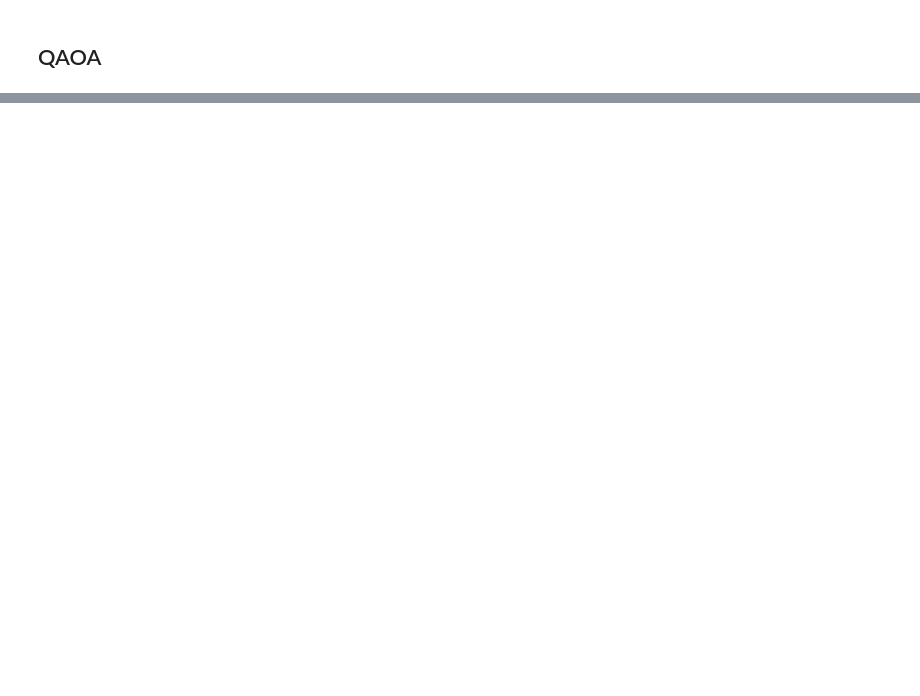
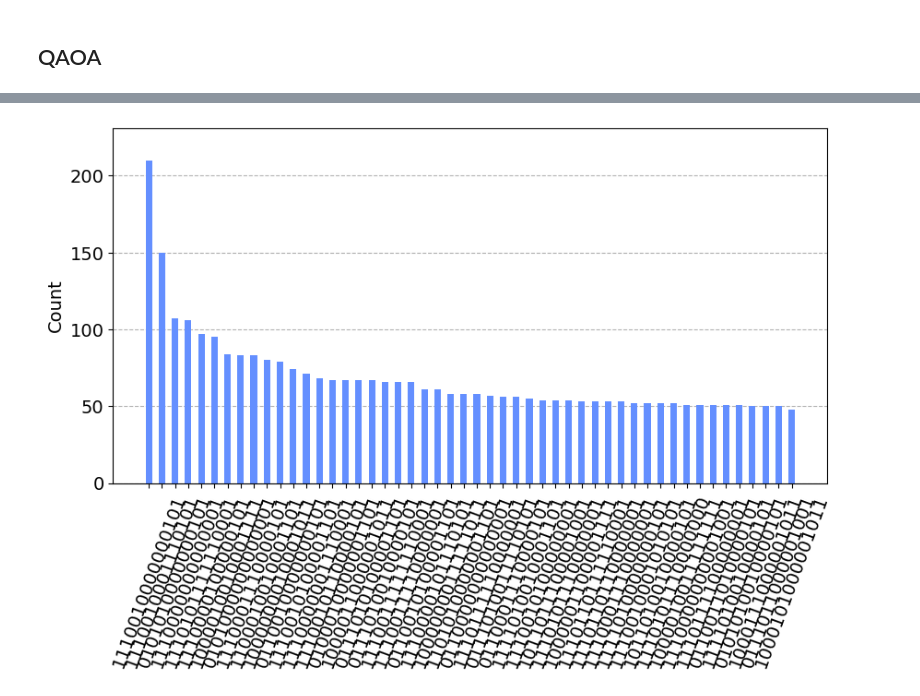
Before and after one commit to petron23/Quantum_Computing, a Jupyter notebook: Energy_trading/QET.ipynb, the cells around one changed output, grey strips where cells are left out. Cells and saved outputs as stored; diff of their text form; code cells hidden in the pictures; blank space fills up the shorter version.

Commit message:
qaoa

```diff
--- a/Energy_trading/QET.ipynb
+++ b/Energy_trading/QET.ipynb
@@ -383,0 +398,2 @@ from qiskit.circuit.library import QAOAAnsatz
+# %%
+random_generator = np.random.default_rng(1234)
@@ -383,0 +480,18 @@ from qiskit.circuit.library import QAOAAnsatz
+# %%
+random_generator = np.random.default_rng(1234)
+# %%
+from qiskit.algorithms.optimizers import COBYLA
+
+betas_initial_guess = np.pi*random_generator.random(qaoa_reps)
+gammas_initial_guess = 2*np.pi*random_generator.random(qaoa_reps)
+parameter_values_initial_guess = [*betas_initial_guess, *gammas_initial_guess]
+cobyla_optimizer = COBYLA()
+result_optimization = cobyla_optimizer.minimize(
+fun=energy_evaluation, x0=parameter_values_initial_guess)
+parameter_values_optimized = result_optimization.x
+energy_optimized = result_optimization.fun
+# Number of evalutions of energy_evaluation
+number_function_evaluations = result_optimization.nfev
+print(f"Optimized parameters: {parameter_values_optimized}")
+print(f"Expectation value: {energy_optimized}")
+print(f"Number function evaluations: {number_function_evaluations}")
@@ -383,0 +516,26 @@ from qiskit.circuit.library import QAOAAnsatz
+# %%
+from qiskit_aer import AerSimulator
+
+number_of_shots = 80000
+aer_simulator = AerSimulator(method="statevector", shots=number_of_shots)
+qaoa_with_parameters_decomposed = qaoa_with_parameters.decompose(reps=15)
+result = aer_simulator.run(qaoa_with_parameters_decomposed).result()
+
+parameter_bindings = dict(
+zip(qaoa_ansatz.parameters, parameter_values_optimized))
+qaoa_with_parameters = qaoa_ansatz.bind_parameters(parameter_bindings)
+qaoa_with_parameters_decomposed = qaoa_with_parameters.decompose(reps=15)
+result = aer_simulator.run(qaoa_with_parameters_decomposed).result()
+counts = result.get_counts()
+# %%
+from qiskit.visualization import plot_histogram
+counts = result.get_counts()
+# Plot the 40 bitstrings with the highest count.
+plot_histogram(
+counts,
+number_to_keep=50,
+sort="value_desc",
+bar_labels=False,
+figsize=(10,5))
+# %% [output]
+[figure, added]
```
Also changed, not shown: parts of 34 cells of this notebook.
